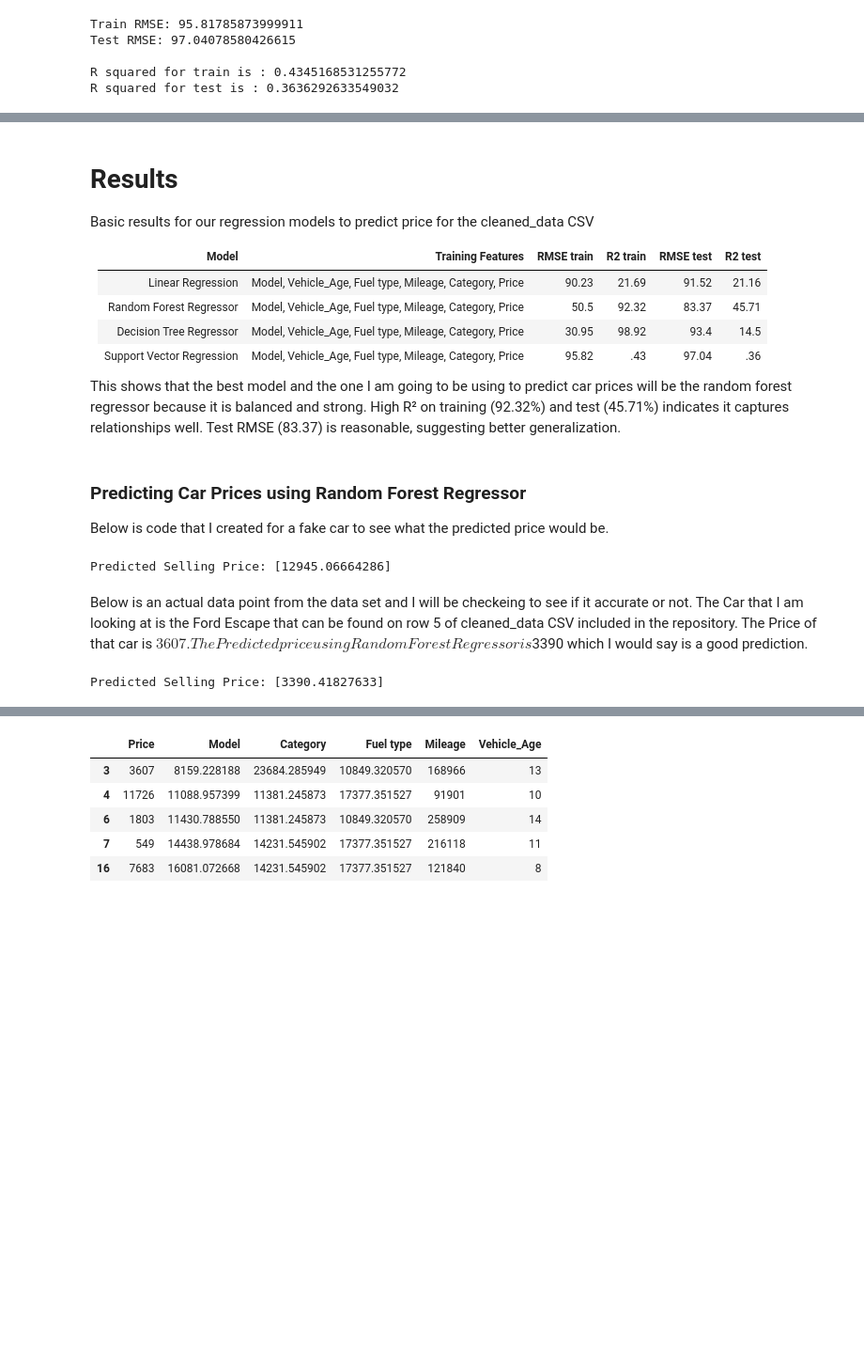
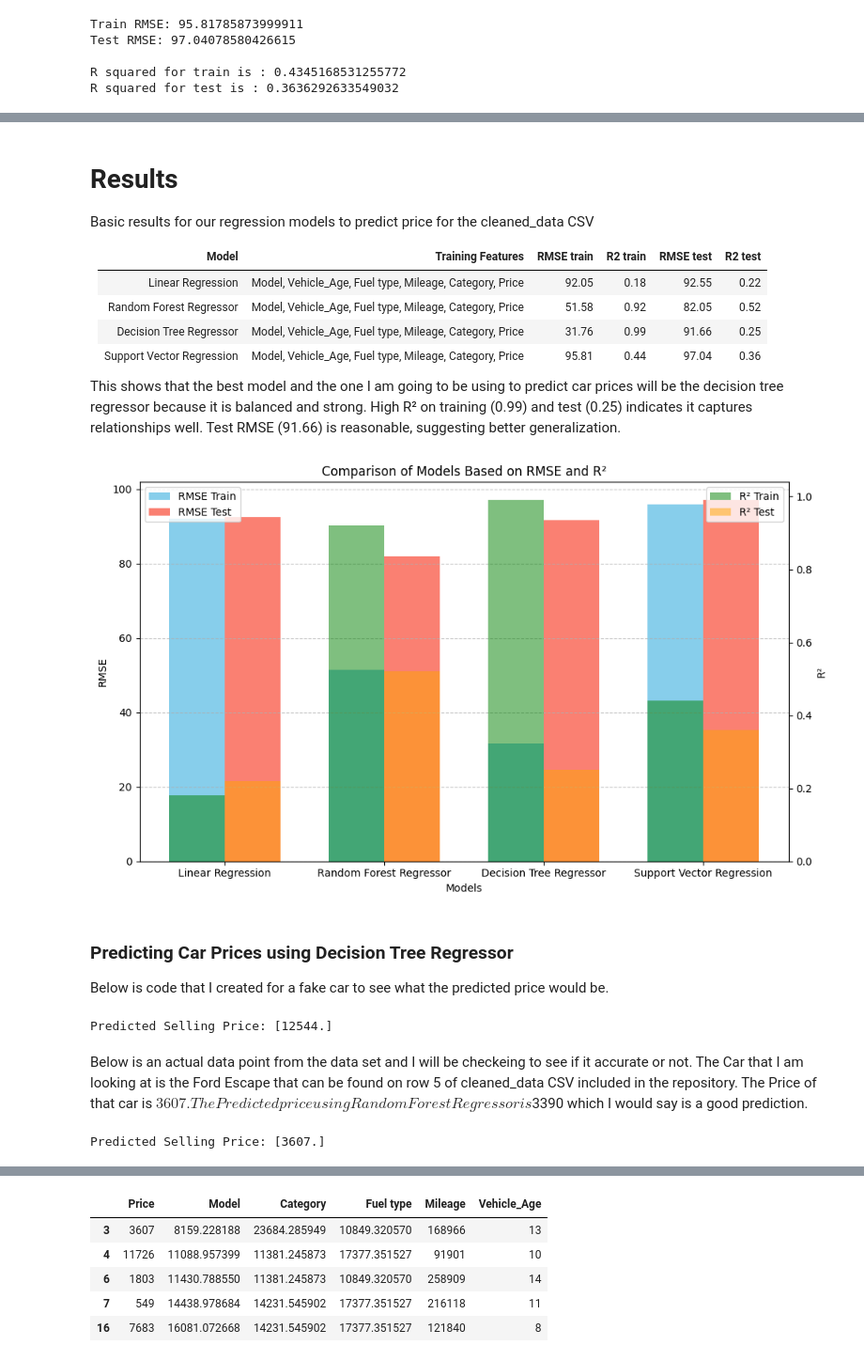
Before and after one commit to ChristianJBNB/MDA_Capstone_Project, a Jupyter notebook: Capstone_MLA.ipynb, the cells around one changed output, grey strips where cells are left out. Shown: that part at 94% size. Drawn from its saved outputs; the diff is of its cells as text; code cells hidden in the pictures; blank space fills up the shorter version.

Commit message:
Added comparisons and Predictive analysis

```diff
--- a/Capstone_MLA.ipynb
+++ b/Capstone_MLA.ipynb
@@ -378,14 +379,67 @@ Basic results for our regression models to predict price for the cleaned_data CS
 
 | Model | Training Features | RMSE train | R2 train | RMSE test | R2 test |
 |:---|:---|:---|:---|:---|:---|
-|Linear Regression|Model, Vehicle_Age, Fuel type, Mileage, Category, Price|90.23|21.69|91.52|21.16|
-|Random Forest Regressor|Model, Vehicle_Age, Fuel type, Mileage, Category, Price|50.5|92.32|83.37|45.71|
-|Decision Tree Regressor|Model, Vehicle_Age, Fuel type, Mileage, Category, Price|30.95|98.92|93.4|14.5|
-|Support Vector Regression|Model, Vehicle_Age, Fuel type, Mileage, Category, Price|95.82|.43|97.04|.36|
+|Linear Regression|Model, Vehicle_Age, Fuel type, Mileage, Category, Price|92.05|0.18|92.55|0.22|
+|Random Forest Regressor|Model, Vehicle_Age, Fuel type, Mileage, Category, Price|51.58|0.92|82.05|0.52|
+|Decision Tree Regressor|Model, Vehicle_Age, Fuel type, Mileage, Category, Price|31.76|0.99|91.66|0.25|
+|Support Vector Regression|Model, Vehicle_Age, Fuel type, Mileage, Category, Price|95.81|0.44|97.04|0.36|
 
-This shows that the best model and the one I am going to be using to predict car prices will be the random forest regressor because it is balanced and strong. High R² on training (92.32%) and test (45.71%) indicates it captures relationships well. Test RMSE (83.37) is reasonable, suggesting better generalization.
+This shows that the best model and the one I am going to be using to predict car prices will be the decision tree regressor because it is balanced and strong. High R² on training (0.99) and test (0.25) indicates it captures relationships well. Test RMSE (91.66) is reasonable, suggesting better generalization.
+# %%
+import matplotlib.pyplot as plt
+import numpy as np
+
+# Define the data
+models = ['Linear Regression', 'Random Forest Regressor', 'Decision Tree Regressor', 'Support Vector Regression']
+rmse_train = [92.049, 51.557, 31.76, 95.81]
+rmse_test = [92.55, 82.049, 91.66, 97.04]
+r2_train = [0.18, 0.92, 0.99, 0.44]
+r2_test = [0.22, 0.52, 0.25, 0.36]
+
+# Set the positions of the bars on the x-axis
+x = np.arange(len(models))
+
+# Define the width of the bars
+width = 0.35
+
+# Create the figure and axis
+fig, ax1 = plt.subplots(figsize=(10, 6))
+
+# Plot RMSE values (train and test) as bars
+bars1 = ax1.bar(x - width / 2, rmse_train, width, label='RMSE Train', color='skyblue')
+bars2 = ax1.bar(x + width / 2, rmse_test, width, label='RMSE Test', color='salmon')
+
+# Create a second y-axis for R² values
+ax2 = ax1.twinx()
+
+# Plot R² values (train and test) as bars
+bars3 = ax2.bar(x - width / 2, r2_train, width, label='R² Train', alpha=0.5, color='green')
+bars4 = ax2.bar(x + width / 2, r2_test, width, label='R² Test', alpha=0.5, color='orange')
+
+# Labeling
+ax1.set_xlabel('Models')
+ax1.set_ylabel('RMSE', color='black')
+ax2.set_ylabel('R²', color='black')
+ax1.set_title('Comparison of Models Based on RMSE and R²')
+
+# Set x-ticks and labels
+ax1.set_xticks(x)
+ax1.set_xticklabels(models)
+
+# Add legends
+ax1.legend(loc='upper left')
+ax2.legend(loc='upper right')
+
+# Add grid lines
+ax1.grid(True, axis='y', linestyle='--', alpha=0.7)
+
+# Display the plot
+plt.tight_layout()
+plt.show()
+# %% [output]
+[figure, added]
 # %% [markdown]
-### Predicting Car Prices using Random Forest Regressor
+### Predicting Car Prices using Decision Tree Regressor
 
 Below is code that I created for a fake car to see what the predicted price would be.
 # %%
@@ -398,10 +452,10 @@ practice_car_data = {
 }
 pcdf = pd.DataFrame([practice_car_data])
 
-predicted_price = rf.predict(pcdf)
+predicted_price = dt.predict(pcdf)
 print("Predicted Selling Price:", predicted_price)
 # %% [output]
-Predicted Selling Price: [12945.06664286]
+Predicted Selling Price: [12544.]
 # %% [markdown]
 Below is an actual data point from the data set and I will be checkeing to see if it accurate or not. The Car that I am looking at is the Ford Escape that can be found on row 5 of cleaned_data CSV included in the repository. The Price of that car is $3607. The Predicted price using Random Forest Regressor is $3390 which I would say is a good prediction.
 # %%
@@ -414,10 +468,10 @@ real_car_data = {
 }
 rcdf = pd.DataFrame([real_car_data])
 
-predicted_price = rf.predict(rcdf)
+predicted_price = dt.predict(rcdf)
 print("Predicted Selling Price:", predicted_price)
 # %% [output]
-Predicted Selling Price: [3390.41827633]
+Predicted Selling Price: [3607.]
 # %%
 real_car_data2 = {
     "Model": 11430.788550,
```
Also changed, not shown: parts of 11 cells of this notebook, 1 other file.
